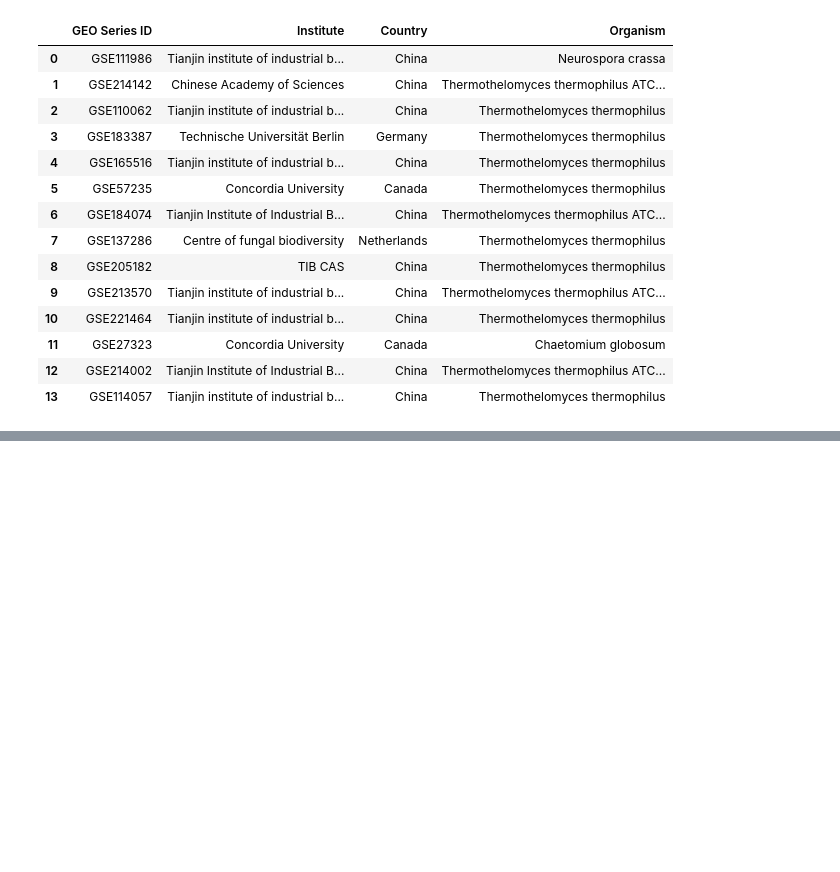
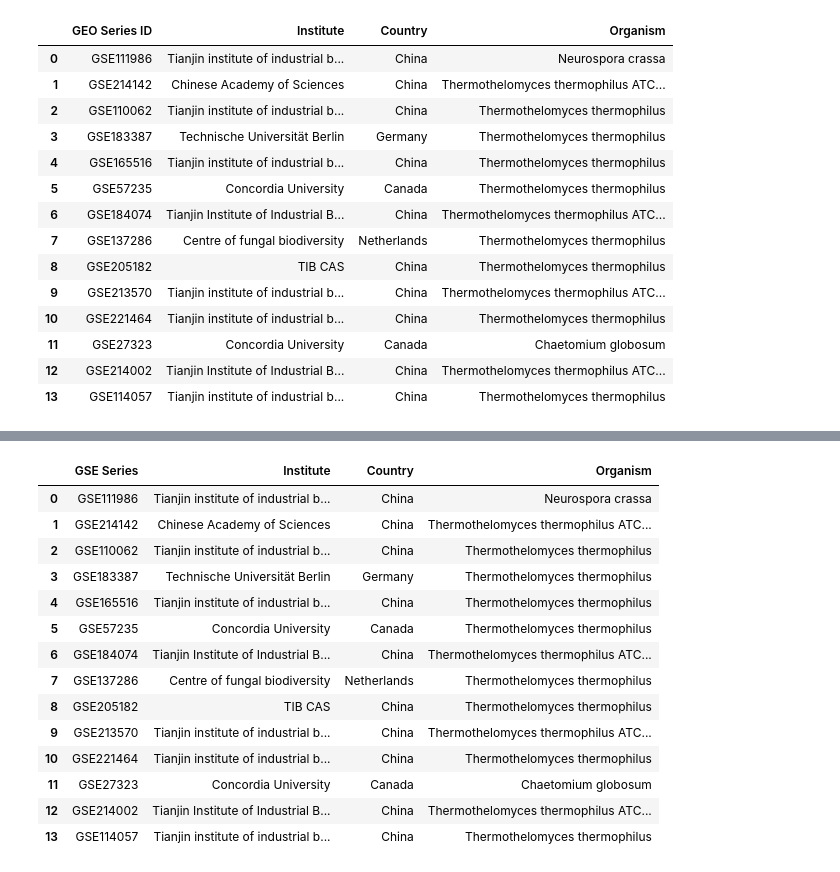
Before and after one commit to dongchen1998/mtd, a Jupyter notebook: code/Obtaining_experimental_information/4_Soft_GSE.ipynb, the cells around one changed output, grey strips where cells are left out. Drawn from its saved outputs; the diff is of its cells as text; code cells hidden in the pictures; blank space fills up the shorter version.

```diff
--- a/code/Obtaining_experimental_information/4_Soft_GSE.ipynb
+++ b/code/Obtaining_experimental_information/4_Soft_GSE.ipynb
@@ -77,0 +141,23 @@ df.to_excel(key_name + '_soft.xlsx', index=False)
+# %%
+df3 = pd.read_excel('Mt_soft.xlsx')
+
+# GEO Series ID列更名为GSE Series
+df3 = df3.rename(columns={'GEO Series ID': 'GSE Series'})
+
+df3
+# %% [output]
+|  | GSE Series | Institute | Country | Organism |
+| 0 | GSE111986 | Tianjin institute of industrial b... | China | Neurospora crassa |
+| 1 | GSE214142 | Chinese Academy of Sciences | China | Thermothelomyces thermophilus ATC... |
+| 2 | GSE110062 | Tianjin institute of industrial b... | China | Thermothelomyces thermophilus |
+| 3 | GSE183387 | Technische Universität Berlin | Germany | Thermothelomyces thermophilus |
+| 4 | GSE165516 | Tianjin institute of industrial b... | China | Thermothelomyces thermophilus |
+| 5 | GSE57235 | Concordia University | Canada | Thermothelomyces thermophilus |
+| 6 | GSE184074 | Tianjin Institute of Industrial B... | China | Thermothelomyces thermophilus ATC... |
+| 7 | GSE137286 | Centre of fungal biodiversity | Netherlands | Thermothelomyces thermophilus |
+| 8 | GSE205182 | TIB CAS | China | Thermothelomyces thermophilus |
+| 9 | GSE213570 | Tianjin institute of industrial b... | China | Thermothelomyces thermophilus ATC... |
+| 10 | GSE221464 | Tianjin institute of industrial b... | China | Thermothelomyces thermophilus |
+| 11 | GSE27323 | Concordia University | Canada | Chaetomium globosum |
+| 12 | GSE214002 | Tianjin Institute of Industrial B... | China | Thermothelomyces thermophilus ATC... |
+| 13 | GSE114057 | Tianjin institute of industrial b... | China | Thermothelomyces thermophilus |
```
Also changed, not shown: parts of 6 cells of this notebook, 30 other files.
